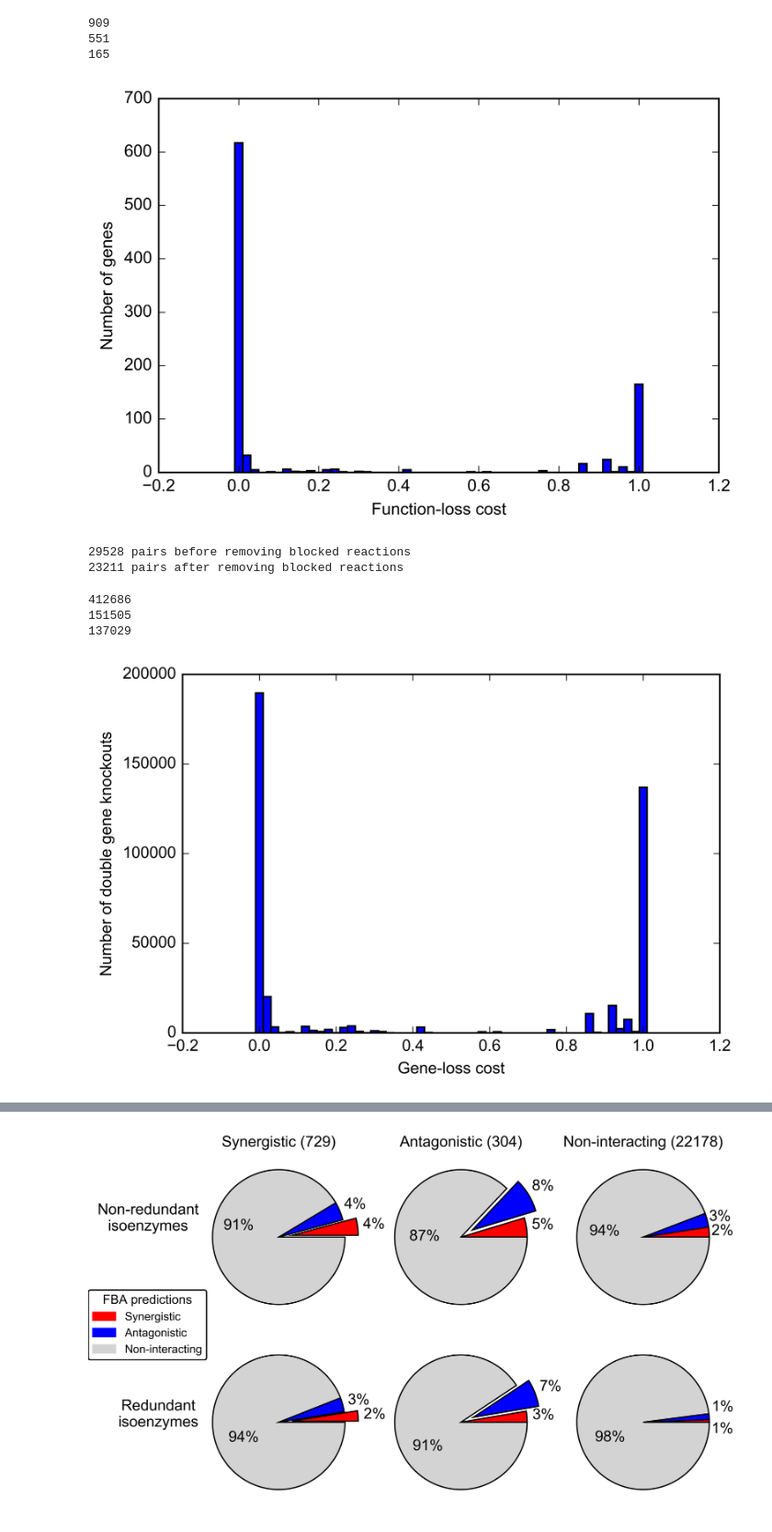
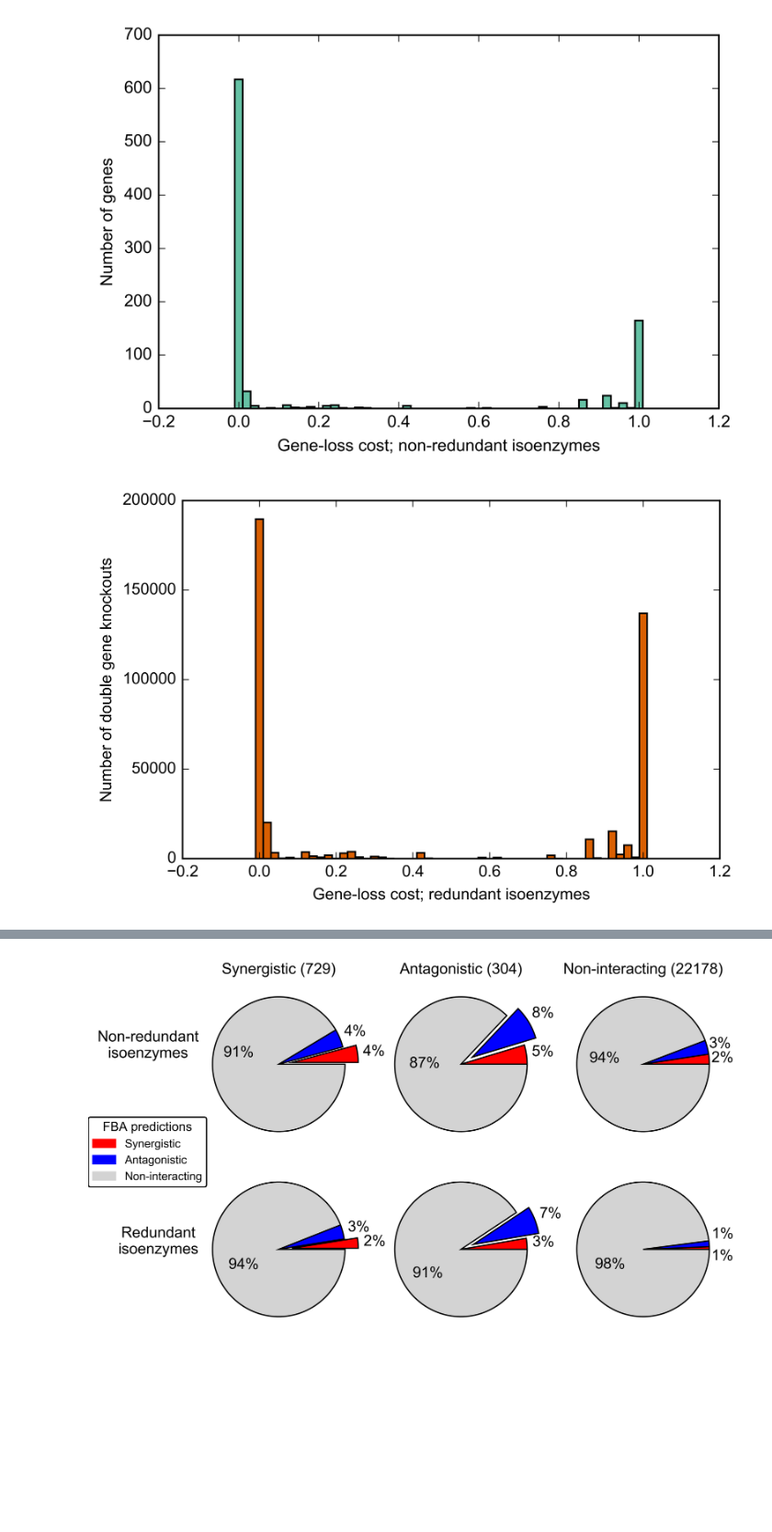
Before and after one commit to llambourne/isoenzymes_flux_balance, a Jupyter notebook: notebooks/epistasis.ipynb, the cells around one changed output, grey strips where cells are left out. Shown at 92% size. Drawn from its saved outputs; the diff is of its cells as text; code cells hidden in the pictures; blank space fills up the shorter version.

```diff
--- a/notebooks/epistasis.ipynb
+++ b/notebooks/epistasis.ipynb
@@ -70,14 +105,7 @@ plt.show()
 # %%
-flc = np.array(functionLossCosts.values())
-print flc.shape[0]
-print sum(flc < 0.00001)
-print sum(flc > 0.99)
-plt.hist(flc, bins=51, range=(-0.01, 1.01))
-plt.xlabel('Function-loss cost')
+plt.hist(flc, bins=51, range=(-0.01, 1.01), color='#66c2a5')
+plt.xlabel('Gene-loss cost; non-redundant isoenzymes')
 plt.ylabel('Number of genes')
 plt.show()
 # %% [output]
-909
-551
-165
-[figure, old version]
+[figure, new version]
@@ -112,27 +112,10 @@ results['epsilon_flc'] = results.apply(epsilon_flc, axis=1)
-# %%
-# remove blocked reactions
-print results.shape[0], 'pairs before removing blocked reactions'
-with open('../models/yeast_7.6/blocked_genes.txt', 'r') as f:
-    blockedGeneNames = set([l.strip() for l in f.readlines()])
-results = results[~results['geneA'].isin(blockedGeneNames) & ~results['geneB'].isin(blockedGeneNames)]
-print results.shape[0], 'pairs after removing blocked reactions'
-# %% [output]
-29528 pairs before removing blocked reactions
-23211 pairs after removing blocked reactions
 # %%
-dblGLC = np.array([(wtGrowth - koGrowth) / wtGrowth for koGrowth in dblFunctionKOgrowth.values()])
-print dblGLC.shape[0]
-print sum(dblGLC < 0.00001)
-print sum(dblGLC > 0.99)
-plt.hist(dblGLC, bins=51, range=(-0.01, 1.01))
-plt.xlabel('Gene-loss cost')
+plt.hist(dblGLC, bins=51, range=(-0.01, 1.01), color='#d95f02')
+plt.xlabel('Gene-loss cost; redundant isoenzymes')
 plt.ylabel('Number of double gene knockouts')
 plt.show()
 # %% [output]
-412686
-151505
-137029
-[figure, old version]
+[figure, new version]
 # %%
 results['epsilon_glc'].plot(kind='hist', bins=100, color='#d95f02')
 plt.yscale('log')
```
Also changed, not shown: parts of 21 cells of this notebook, 3 other files.
